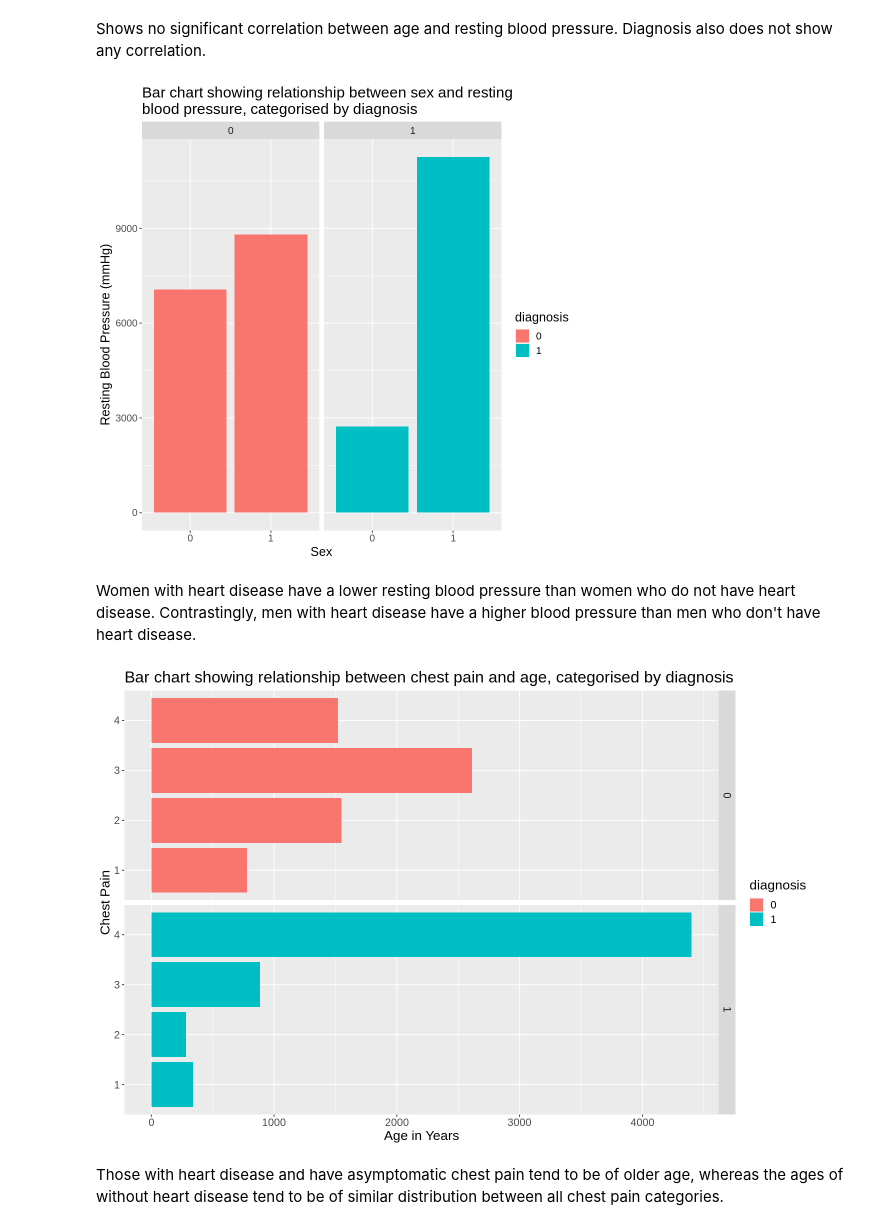
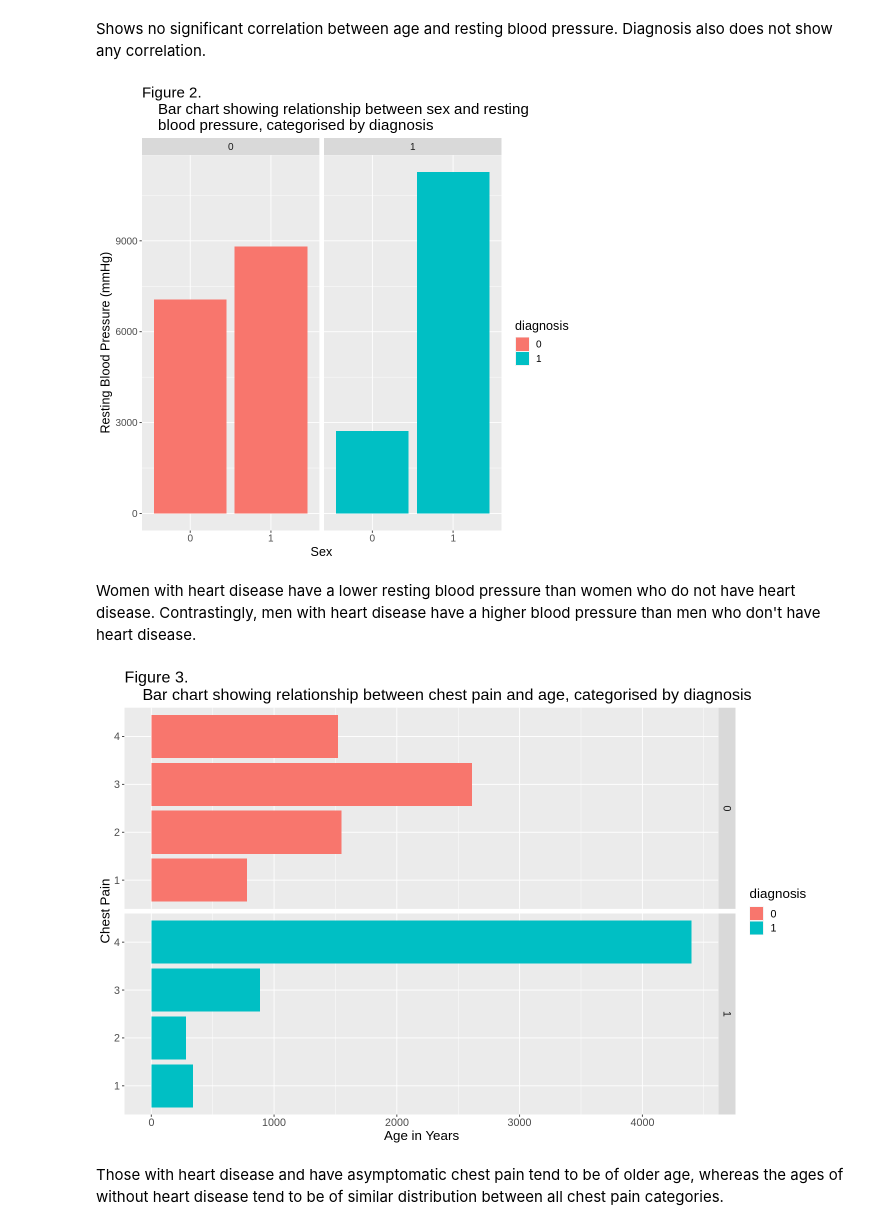
Before and after one commit to lovey155/Project-Proposal-Group-27, a Jupyter notebook: Polished Final Report.ipynb, the cells around one changed output. Saved outputs shown, nothing was run; the diff lists cells and outputs as text; code cells hidden in the pictures.

```diff
--- a/Polished Final Report.ipynb
+++ b/Polished Final Report.ipynb
@@ -371,31 +352,33 @@ sex_rest_bar <- heart_train |>
     geom_bar(stat = "identity")+
     facet_grid(cols = vars(diagnosis))+
     labs(x = "Sex", y = "Resting Blood Pressure (mmHg)")+
-    ggtitle("Bar chart showing relationship between sex and resting
-blood pressure, categorised by diagnosis")+
+    ggtitle("Figure 2.
+    Bar chart showing relationship between sex and resting
+    blood pressure, categorised by diagnosis")+
     theme(text = element_text(size = 15))
 sex_rest_bar
 
 #0 = negative diagnosis. 1 = positive diagnosis.
 # %% [output]
-[figure, old version]
+[figure, new version]
 # %% [markdown]
 Women with heart disease have a lower resting blood pressure than women who do not have heart disease. Contrastingly, men with heart disease have a higher blood pressure than men who don't have heart disease.
 # %%
 #bar chart showing the relations between sex and cholestrol, categorised by target
 options(repr.plot.width = 12, repr.plot.height = 8)
 age_chest_bar <- heart_train |>
     ggplot(aes(x = age, y = chest_pain, fill = diagnosis))+
     geom_bar(stat = "identity")+
     facet_grid(rows = vars(diagnosis))+
     labs(x = "Age in Years", y = "Chest Pain")+
-    ggtitle("Bar chart showing relationship between chest pain and age, categorised by diagnosis")+
+    ggtitle("Figure 3.
+    Bar chart showing relationship between chest pain and age, categorised by diagnosis")+
     theme(text = element_text(size = 16))
 age_chest_bar
 
 #0 = negative diagnosis. 1 = positive diagnosis.
 # %% [output]
-[figure, old version]
+[figure, new version]
 # %% [markdown]
 Those with heart disease and have asymptomatic chest pain tend to be of older age, whereas the ages of without heart disease tend to be of similar distribution between all chest pain categories.
 # %%
```
Also changed, not shown: parts of 15 cells of this notebook.
